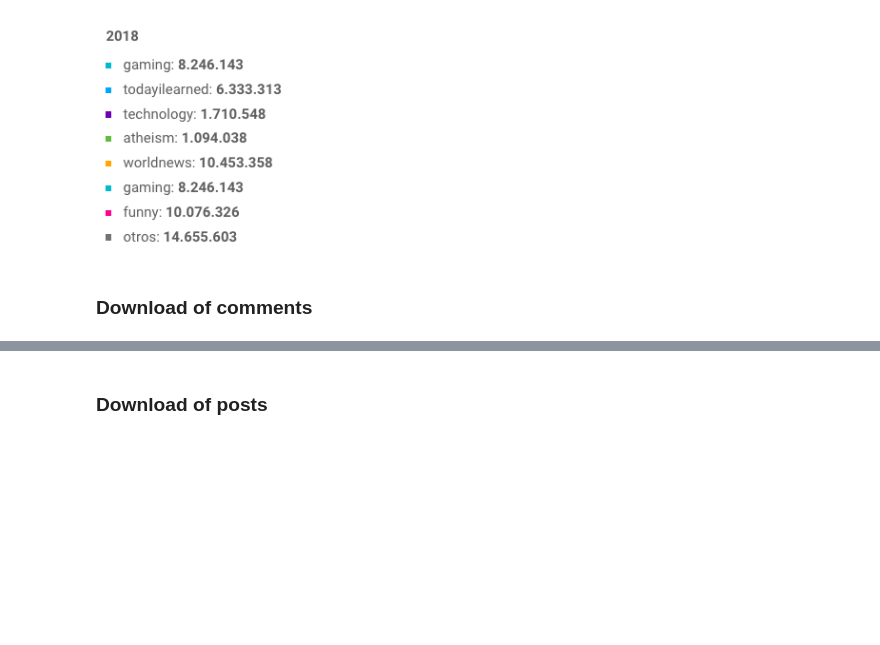
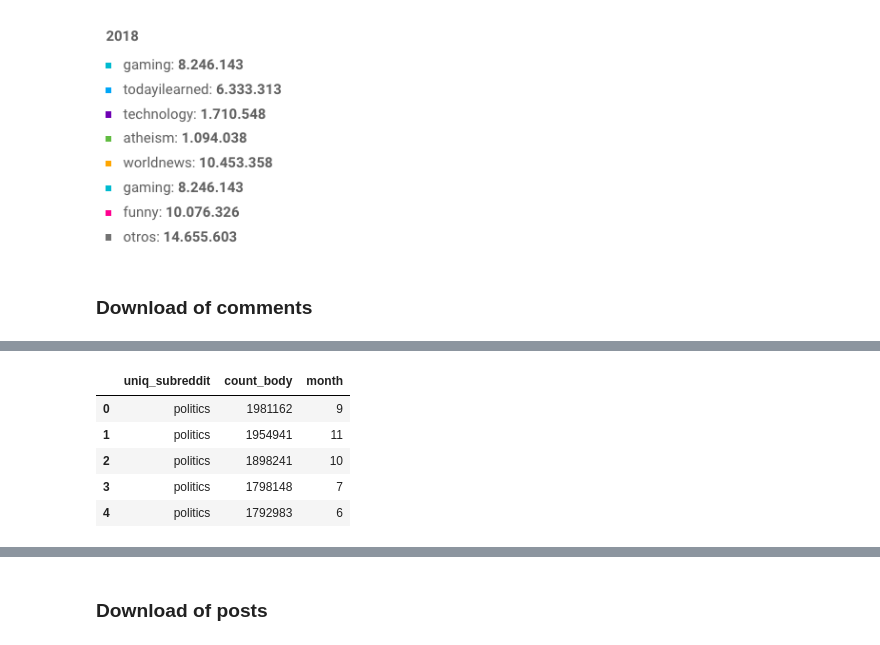
Before and after one commit to galligiuly/TFM-Which-subreddit-best-fits-my-post, a Jupyter notebook: 02_inspection/03_downloading_final_data.ipynb, the cells around one changed output, grey strips where cells are left out. Drawn from its saved outputs; the diff is of its cells as text; code cells hidden in the pictures; blank space fills up the shorter version.

```diff
--- a/02_inspection/03_downloading_final_data.ipynb
+++ b/02_inspection/03_downloading_final_data.ipynb
@@ -324,0 +254,9 @@ FROM
+# %%
+comments.head()
+# %% [output]
+|  | uniq_subreddit | count_body | month |
+| 0 | politics | 1981162 | 9 |
+| 1 | politics | 1954941 | 11 |
+| 2 | politics | 1898241 | 10 |
+| 3 | politics | 1798148 | 7 |
+| 4 | politics | 1792983 | 6 |
```
Also changed, not shown: parts of 29 cells of this notebook, 3 other files.
